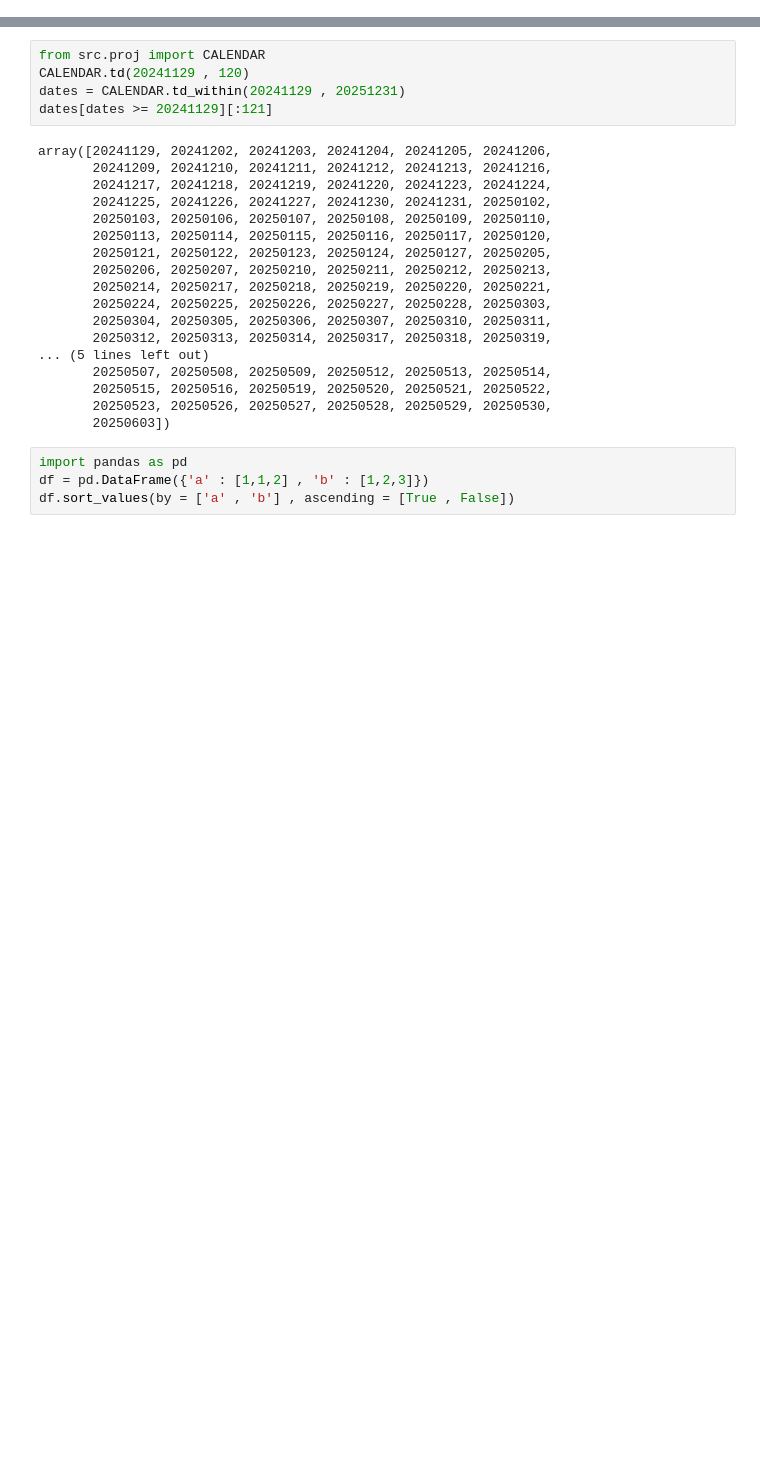
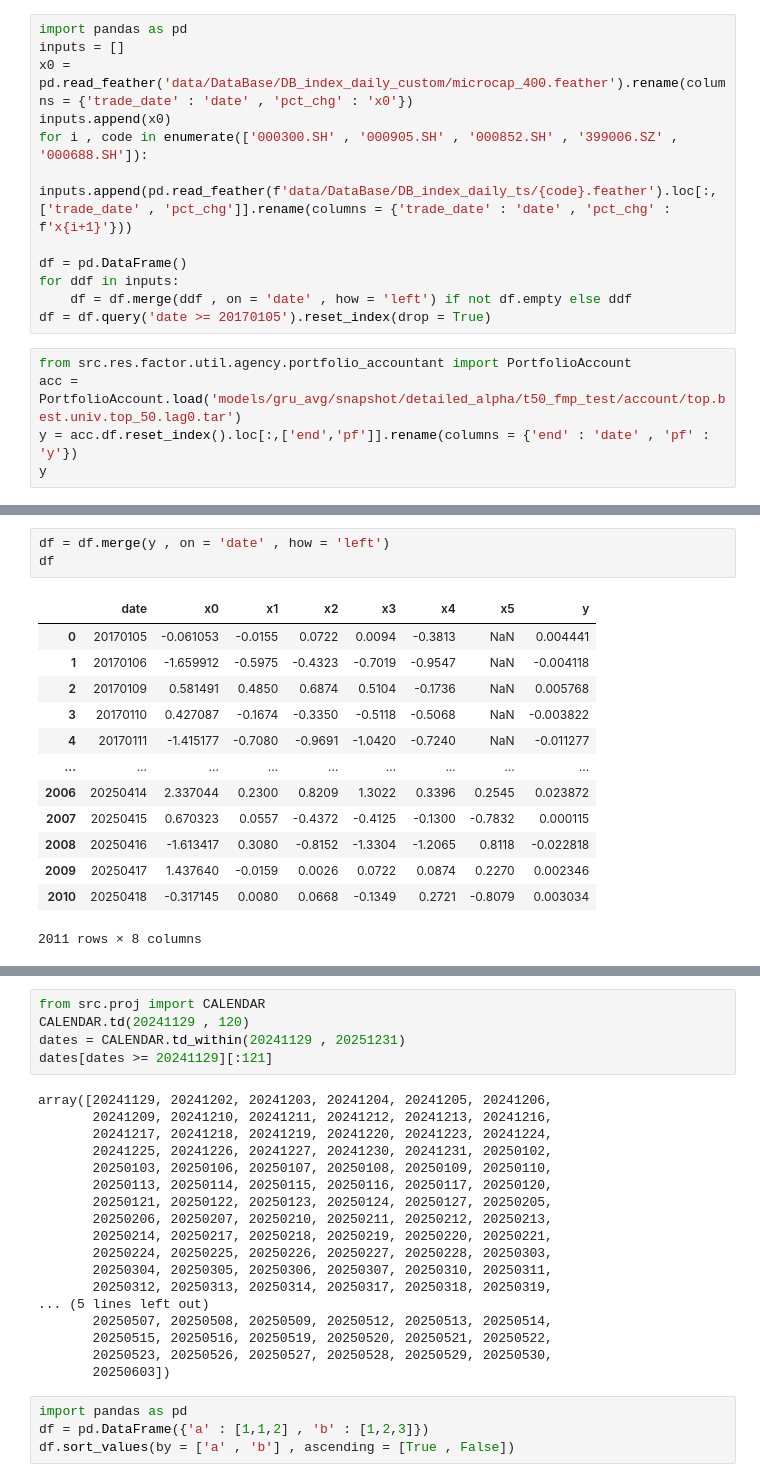
Before and after one commit to mengkjin/learndl, a Jupyter notebook: main.ipynb, the cells around one changed output, grey strips where cells are left out. Cells and saved outputs as stored; diff of their text form; blank space fills up the shorter version.

```diff
--- a/main.ipynb
+++ b/main.ipynb
@@ -112,0 +1,17 @@ True
+# %%
+import pandas as pd
+inputs = []
+x0 = pd.read_feather('data/DataBase/DB_index_daily_custom/microcap_400.feather').rename(columns = {'trade_date' : 'date' , 'pct_chg' : 'x0'})
+inputs.append(x0)
+for i , code in enumerate(['000300.SH' , '000905.SH' , '000852.SH' , '399006.SZ' , '000688.SH']):
+    inputs.append(pd.read_feather(f'data/DataBase/DB_index_daily_ts/{code}.feather').loc[:,['trade_date' , 'pct_chg']].rename(columns = {'trade_date' : 'date' , 'pct_chg' : f'x{i+1}'}))
+
+df = pd.DataFrame()
+for ddf in inputs:
+    df = df.merge(ddf , on = 'date' , how = 'left') if not df.empty else ddf
+df = df.query('date >= 20170105').reset_index(drop = True)
+# %%
+from src.res.factor.util.agency.portfolio_accountant import PortfolioAccount
+acc = PortfolioAccount.load('models/gru_avg/snapshot/detailed_alpha/t50_fmp_test/account/top.best.univ.top_50.lag0.tar')
+y = acc.df.reset_index().loc[:,['end','pf']].rename(columns = {'end' : 'date' , 'pf' : 'y'})
+y
@@ -112,0 +32,17 @@ True
+# %%
+df = df.merge(y , on = 'date' , how = 'left')
+df
+# %% [output]
+|  | date | x0 | x1 | x2 | x3 | x4 | x5 | y |
+| 0 | 20170105 | -0.061053 | -0.0155 | 0.0722 | 0.0094 | -0.3813 | NaN | 0.004441 |
+| 1 | 20170106 | -1.659912 | -0.5975 | -0.4323 | -0.7019 | -0.9547 | NaN | -0.004118 |
+| 2 | 20170109 | 0.581491 | 0.4850 | 0.6874 | 0.5104 | -0.1736 | NaN | 0.005768 |
+| 3 | 20170110 | 0.427087 | -0.1674 | -0.3350 | -0.5118 | -0.5068 | NaN | -0.003822 |
+| 4 | 20170111 | -1.415177 | -0.7080 | -0.9691 | -1.0420 | -0.7240 | NaN | -0.011277 |
+| ... | ... | ... | ... | ... | ... | ... | ... | ... |
+| 2006 | 20250414 | 2.337044 | 0.2300 | 0.8209 | 1.3022 | 0.3396 | 0.2545 | 0.023872 |
+| 2007 | 20250415 | 0.670323 | 0.0557 | -0.4372 | -0.4125 | -0.1300 | -0.7832 | 0.000115 |
+| 2008 | 20250416 | -1.613417 | 0.3080 | -0.8152 | -1.3304 | -1.2065 | 0.8118 | -0.022818 |
+| 2009 | 20250417 | 1.437640 | -0.0159 | 0.0026 | 0.0722 | 0.0874 | 0.2270 | 0.002346 |
+| 2010 | 20250418 | -0.317145 | 0.0080 | 0.0668 | -0.1349 | 0.2721 | -0.8079 | 0.003034 |
+2011 rows × 8 columns
```
Also changed, not shown: parts of 10 cells of this notebook, 22 other files.
